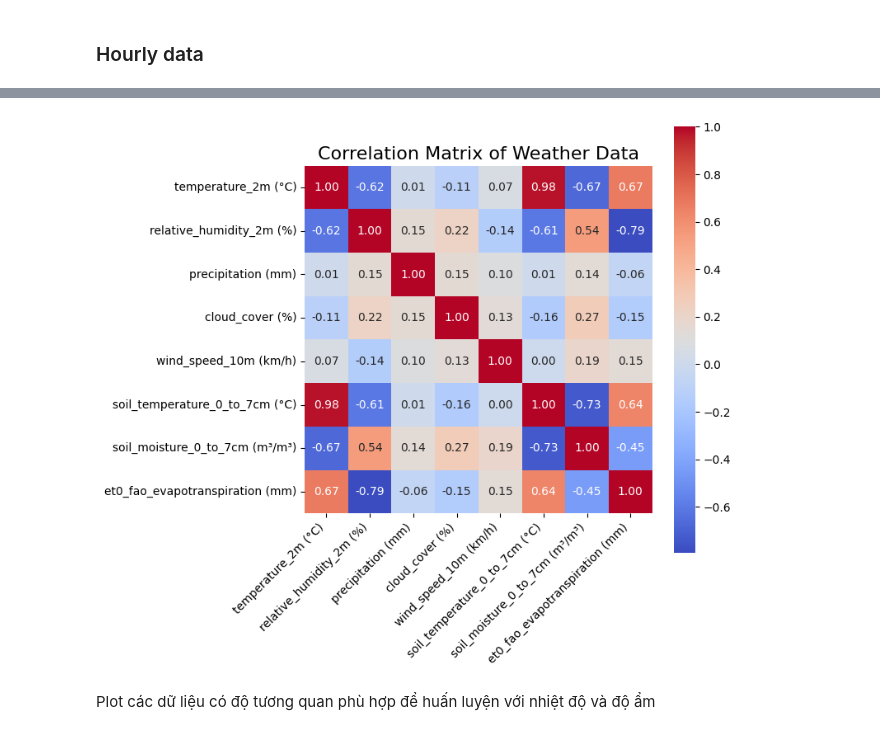
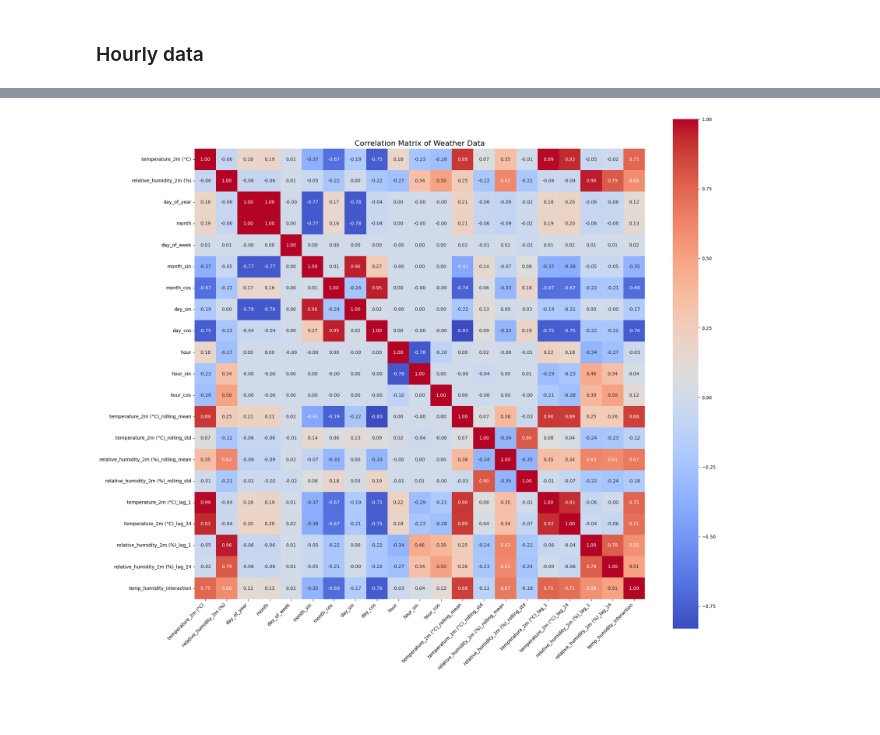
Before and after one commit to NamSeko/Weather_Prediction, a Jupyter notebook: src/data_processing.ipynb, the cells around one changed output, grey strips where cells are left out. Drawn from its saved outputs; the diff is of its cells as text; code cells hidden in the pictures; blank space fills up the shorter version.

```diff
--- a/src/data_processing.ipynb
+++ b/src/data_processing.ipynb
@@ -90,7 +47,3 @@ hourly
-# %%
-hourly['time'] = pd.to_datetime(hourly['time'], format='ISO8601')
-hourly = hourly.set_index('time')
-hourly = hourly.sort_index(ascending=True)
 # %%
 hourly
 # %% [output]
@@ -222,2 +124,4 @@ plt.show()
 # %% [markdown]
 ### Hourly data
+# %%
+data_hourly = add_features(hourly, is_daily=False)
@@ -223,0 +148,7 @@ plt.show()
+# %%
+data_hourly = data_hourly.dropna()
+# %%
+data_hourly['time'] = pd.to_datetime(data_hourly['time'], format='ISO8601')
+data_hourly = data_hourly.set_index('time')
+data_hourly = data_hourly.sort_index(ascending=True)
+data_hourly
@@ -224,14 +170,12 @@ plt.show()
 # %%
-corr_matrix_hourly = hourly.corr(method='pearson')
+corr_matrix_hourly = data_hourly.corr(method='pearson')
 
-plt.figure(figsize=(8, 8))
+plt.figure(figsize=(20, 20))
 sns.heatmap(corr_matrix_hourly, annot=True, fmt='.2f', cmap='coolwarm', square=True, cbar_kws={"shrink": .8})
 plt.title('Correlation Matrix of Weather Data', fontsize=16)
 plt.xticks(rotation=45, ha='right')
 plt.yticks(rotation=0)
 plt.tight_layout()
 plt.show()
 # %% [output]
-[figure, old version]
+[figure, new version]
-# %% [markdown]
-Plot các dữ liệu có độ tương quan phù hợp để huấn luyện với nhiệt độ và độ ẩm
```
Also changed, not shown: parts of 22 cells of this notebook, 18 other files.
